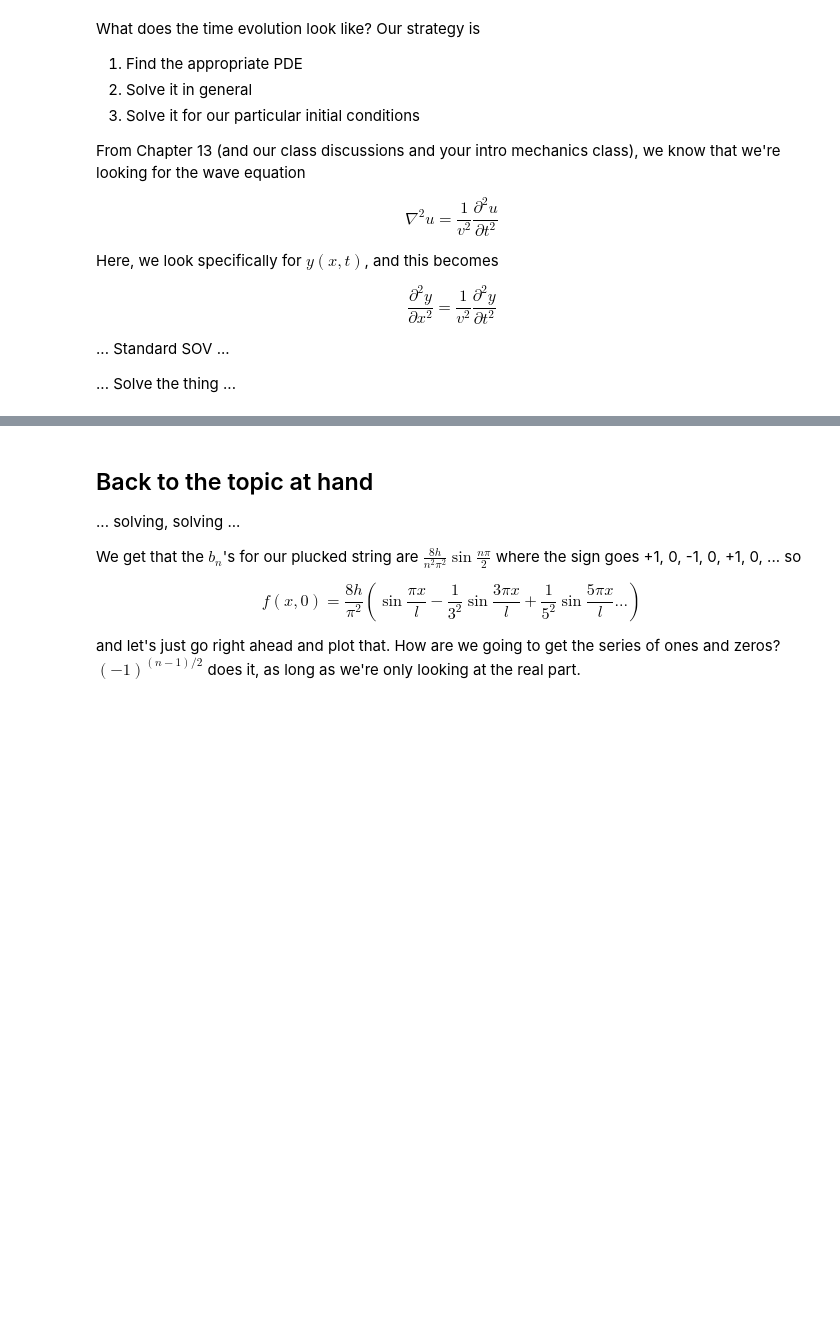
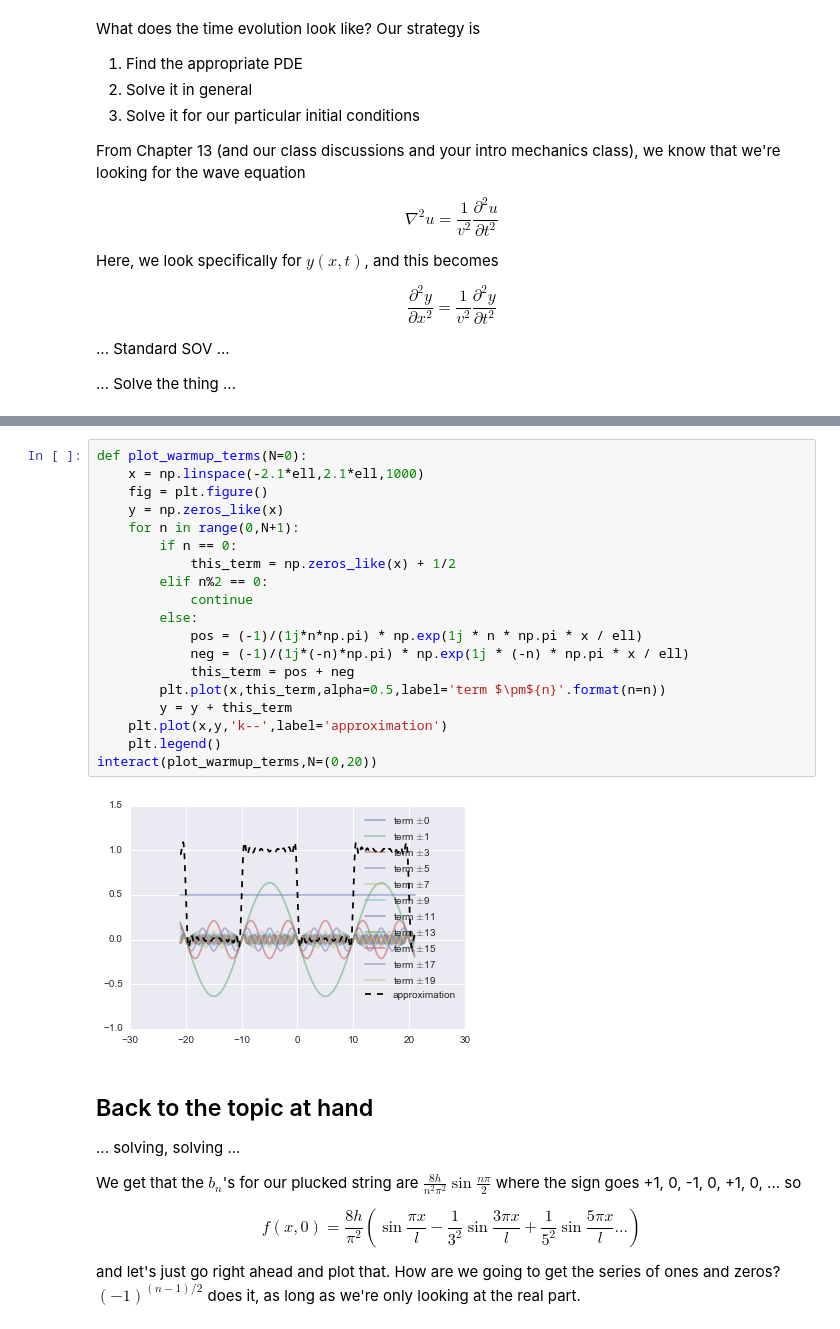
Before and after one commit to mglerner/MathematicalPhysics, a Jupyter notebook: Fourier/Plucked and Hammered String.ipynb, the cells around one changed output, grey strips where cells are left out. Saved outputs shown, nothing was run; the diff lists cells and outputs as text; blank space fills up the shorter version.

```diff
--- a/Fourier/Plucked and Hammered String.ipynb
+++ b/Fourier/Plucked and Hammered String.ipynb
@@ -55,3 +67,24 @@ Let f(x) be the 0 from 0 to ell, then 1 from ell to 2 ell, then repeat. What are
+# %%
+def plot_warmup_terms(N=0):
+    x = np.linspace(-2.1*ell,2.1*ell,1000)
+    fig = plt.figure()
+    y = np.zeros_like(x)
+    for n in range(0,N+1):
+        if n == 0:
+            this_term = np.zeros_like(x) + 1/2
+        elif n%2 == 0:
+            continue
+        else:
+            pos = (-1)/(1j*n*np.pi) * np.exp(1j * n * np.pi * x / ell)
+            neg = (-1)/(1j*(-n)*np.pi) * np.exp(1j * (-n) * np.pi * x / ell)
+            this_term = pos + neg
+        plt.plot(x,this_term,alpha=0.5,label='term $\pm${n}'.format(n=n))
+        y = y + this_term
+    plt.plot(x,y,'k--',label='approximation')
+    plt.legend()
+interact(plot_warmup_terms,N=(0,20))
+# %% [output]
+[figure, added]
 # %% [markdown]
 ## Back to the topic at hand
 
```
Also changed, not shown: parts of 5 cells of this notebook.
